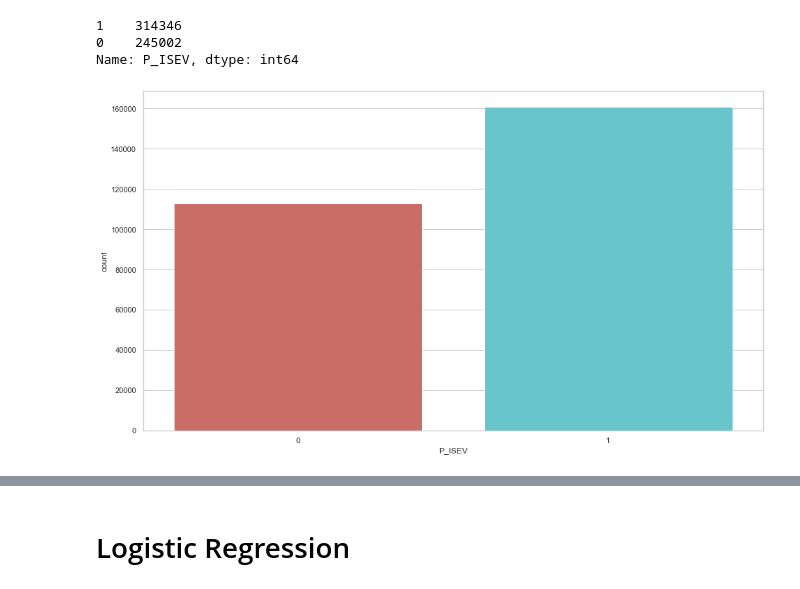
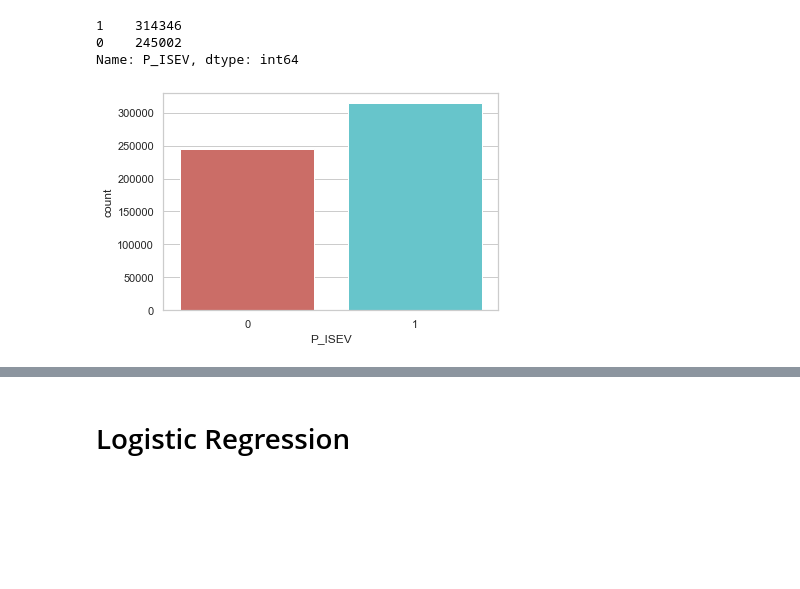
Before and after one commit to cocassel/car-accidents, a Jupyter notebook: car-accidents.ipynb, the cells around one changed output, grey strips where cells are left out. Saved outputs shown, nothing was run; the diff lists cells and outputs as text; code cells hidden in the pictures; blank space fills up the shorter version.

```diff
--- a/car-accidents.ipynb
+++ b/car-accidents.ipynb
@@ -262,10 +262,10 @@ data['P_ISEV'].value_counts()
 Name: P_ISEV, dtype: int64
 # %%
 sns.countplot(x='P_ISEV', data=data, palette='hls')
-plt.rcParams["figure.figsize"] = [16,9]
+plt.rcParams["figure.figsize"] = [12,5]
 plt.show()
 # %% [output]
-[figure, old version]
+[figure, new version]
 # %%
 data['C_YEAR'].value_counts()
 # %% [output]
```
Also changed, not shown: parts of 35 cells of this notebook.
